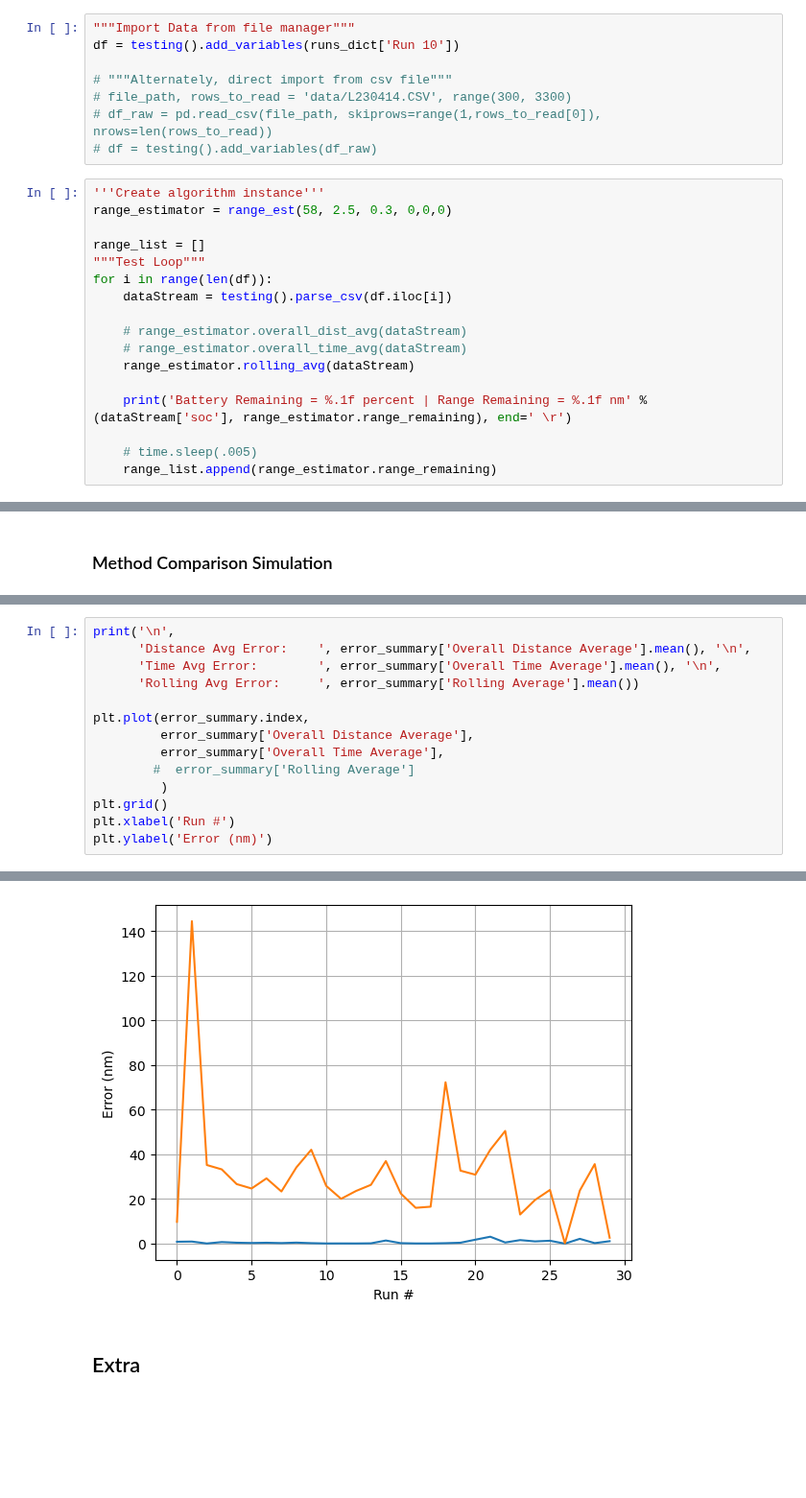
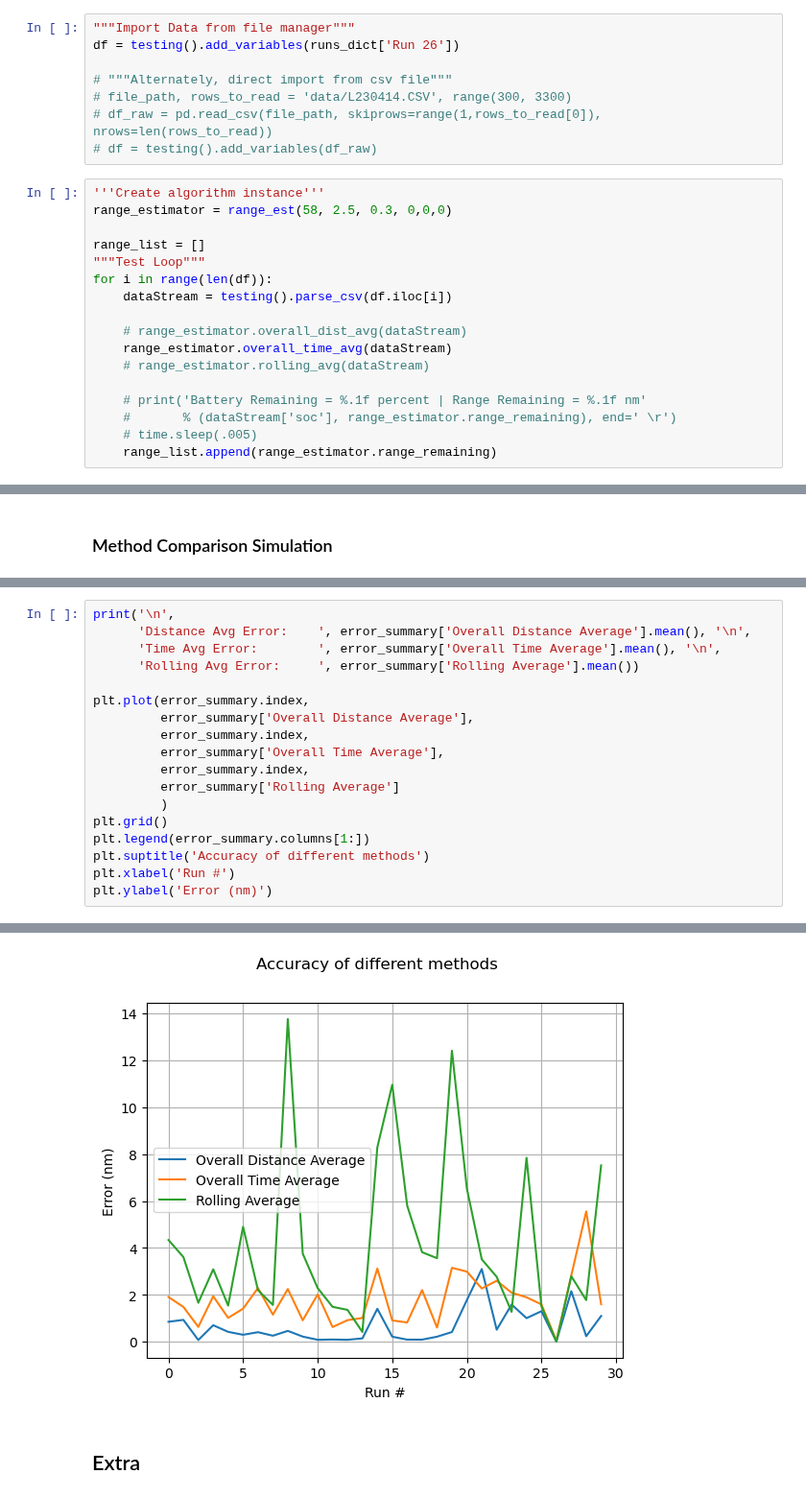
Before and after one commit to eliu420/photon-range-estimator, a Jupyter notebook: test_loop.ipynb, the cells around one changed output, grey strips where cells are left out. Shown at 96% size. Saved outputs shown, nothing was run; the diff lists cells and outputs as text; blank space fills up the shorter version.

Commit message:
fixed rolling average and created accuracy comparison

```diff
--- a/test_loop.ipynb
+++ b/test_loop.ipynb
@@ -72,7 +72,7 @@ file_summary
 ### Testing
 # %%
 """Import Data from file manager"""
-df = testing().add_variables(runs_dict['Run 10'])
+df = testing().add_variables(runs_dict['Run 26'])
 
 # """Alternately, direct import from csv file"""
 # file_path, rows_to_read = 'data/L230414.CSV', range(300, 3300)
@@ -88,10 +88,10 @@ for i in range(len(df)):
     dataStream = testing().parse_csv(df.iloc[i])
 
     # range_estimator.overall_dist_avg(dataStream)
-    # range_estimator.overall_time_avg(dataStream)
-    range_estimator.rolling_avg(dataStream)
+    range_estimator.overall_time_avg(dataStream)
+    # range_estimator.rolling_avg(dataStream)
 
-    print('Battery Remaining = %.1f percent | Range Remaining = %.1f nm' % (dataStream['soc'], range_estimator.range_remaining), end=' \r')
-
+    # print('Battery Remaining = %.1f percent | Range Remaining = %.1f nm'
+    #       % (dataStream['soc'], range_estimator.range_remaining), end=' \r')
     # time.sleep(.005)
     range_list.append(range_estimator.range_remaining)
@@ -194,10 +203,14 @@ print('\n',
 
 plt.plot(error_summary.index,
          error_summary['Overall Distance Average'],
+         error_summary.index,
          error_summary['Overall Time Average'],
-        #  error_summary['Rolling Average']
+         error_summary.index,
+         error_summary['Rolling Average']
          )
 plt.grid()
+plt.legend(error_summary.columns[1:])
+plt.suptitle('Accuracy of different methods')
 plt.xlabel('Run #')
 plt.ylabel('Error (nm)')
 # %% [output]
@@ -207,5 +220,5 @@ plt.ylabel('Error (nm)')
 Text(0, 0.5, 'Error (nm)')
-[figure, old version]
+[figure, new version]
 # %% [markdown]
 ## Extra
 # %%
```
Also changed, not shown: parts of 5 cells of this notebook, 1 other file.
